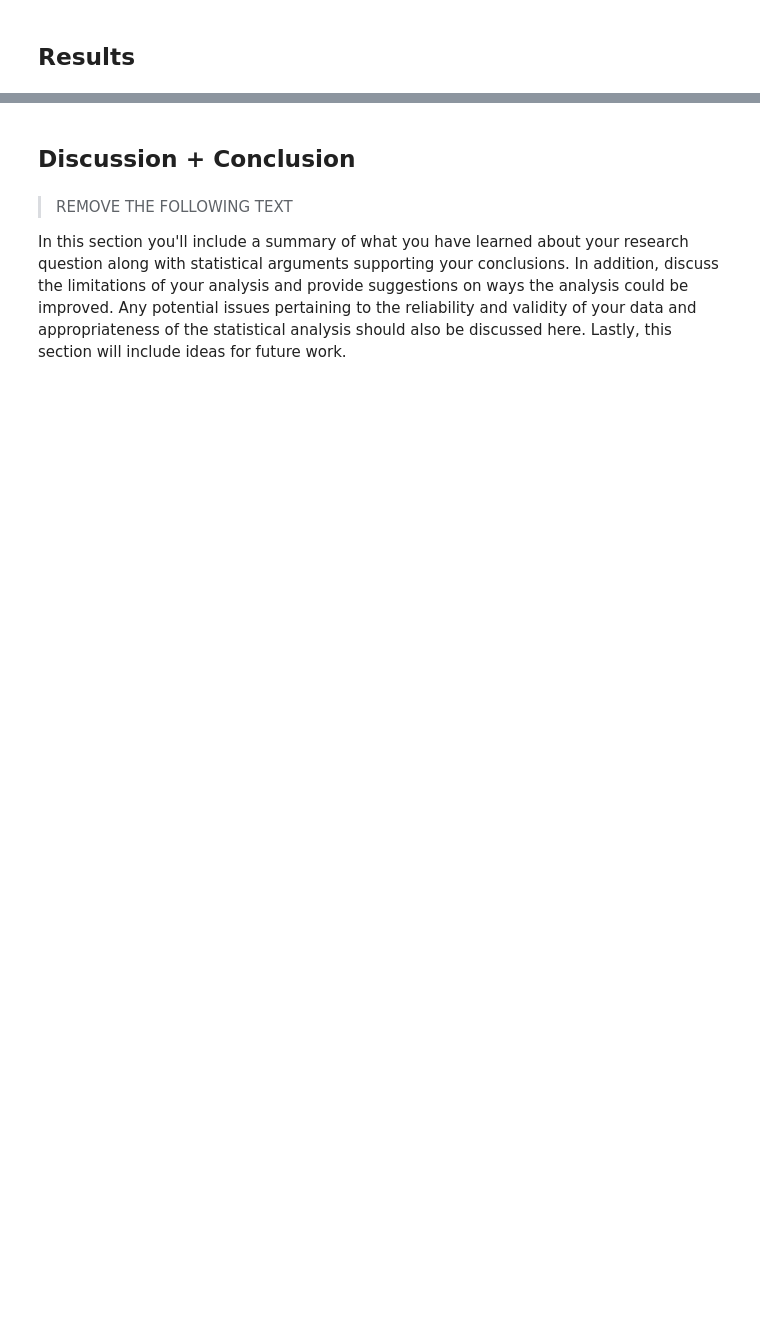
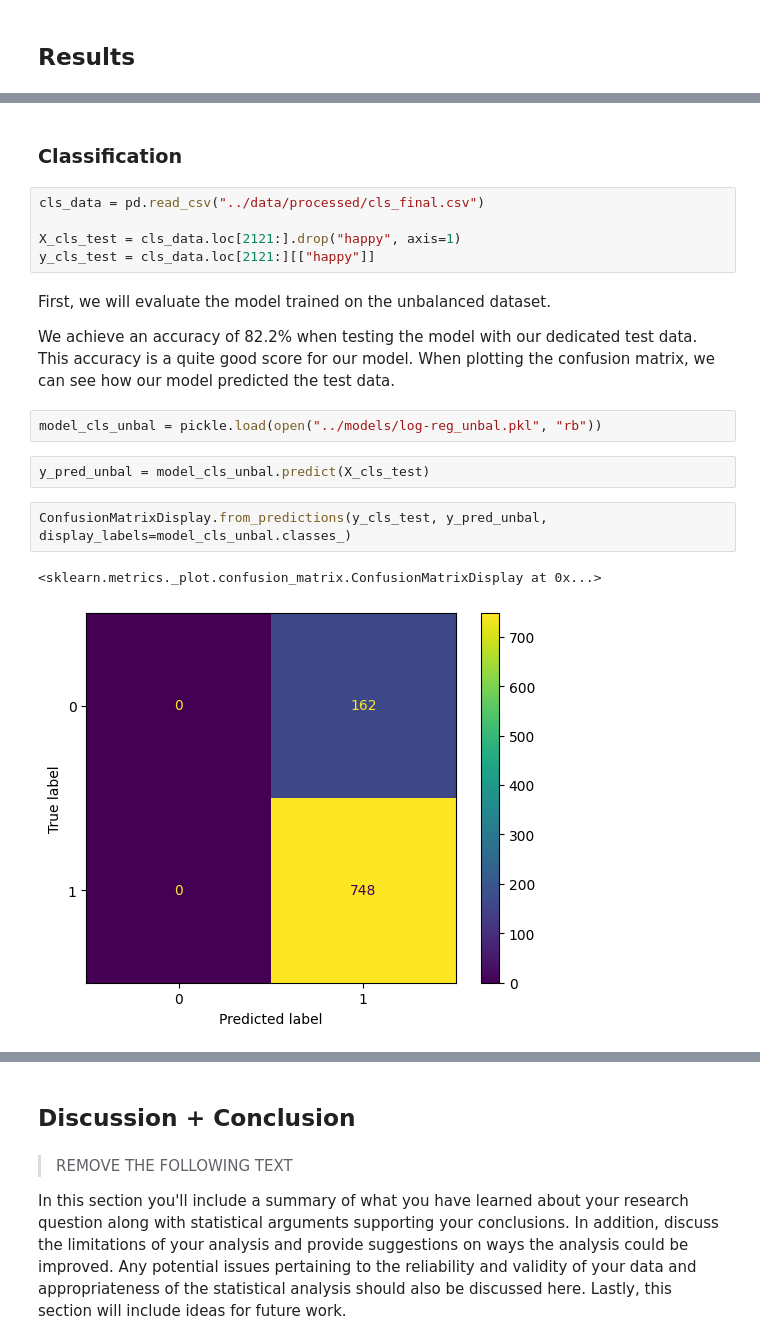
Before and after one commit to HdM-DataAnalytics/Project, a Jupyter notebook: reports/report.ipynb, the cells around one changed output, grey strips where cells are left out. Saved outputs shown, nothing was run; the diff lists cells and outputs as text; blank space fills up the shorter version.

Commit message:
Added classification part in Final Report and created files for recreating performance metrics in Report

```diff
--- a/reports/report.ipynb
+++ b/reports/report.ipynb
@@ -34,0 +76,20 @@ Focus on the variables that help you answer the research question and that provi
+# %% [markdown]
+### Classification
+# %%
+cls_data = pd.read_csv("../data/processed/cls_final.csv")
+
+X_cls_test = cls_data.loc[2121:].drop("happy", axis=1)
+y_cls_test = cls_data.loc[2121:][["happy"]]
+# %% [markdown]
+First, we will evaluate the model trained on the unbalanced dataset.
+
+We achieve an accuracy of 82.2% when testing the model with our dedicated test data. This accuracy is a quite good score for our model. When plotting the confusion matrix, we can see how our model predicted the test data.
+# %%
+model_cls_unbal = pickle.load(open("../models/log-reg_unbal.pkl", "rb"))
+# %%
+y_pred_unbal = model_cls_unbal.predict(X_cls_test)
+# %%
+ConfusionMatrixDisplay.from_predictions(y_cls_test, y_pred_unbal, display_labels=model_cls_unbal.classes_)
+# %% [output]
+<sklearn.metrics._plot.confusion_matrix.ConfusionMatrixDisplay at 0x...>
+[figure, added]
```
Also changed, not shown: parts of 23 cells of this notebook, 4 other files.
